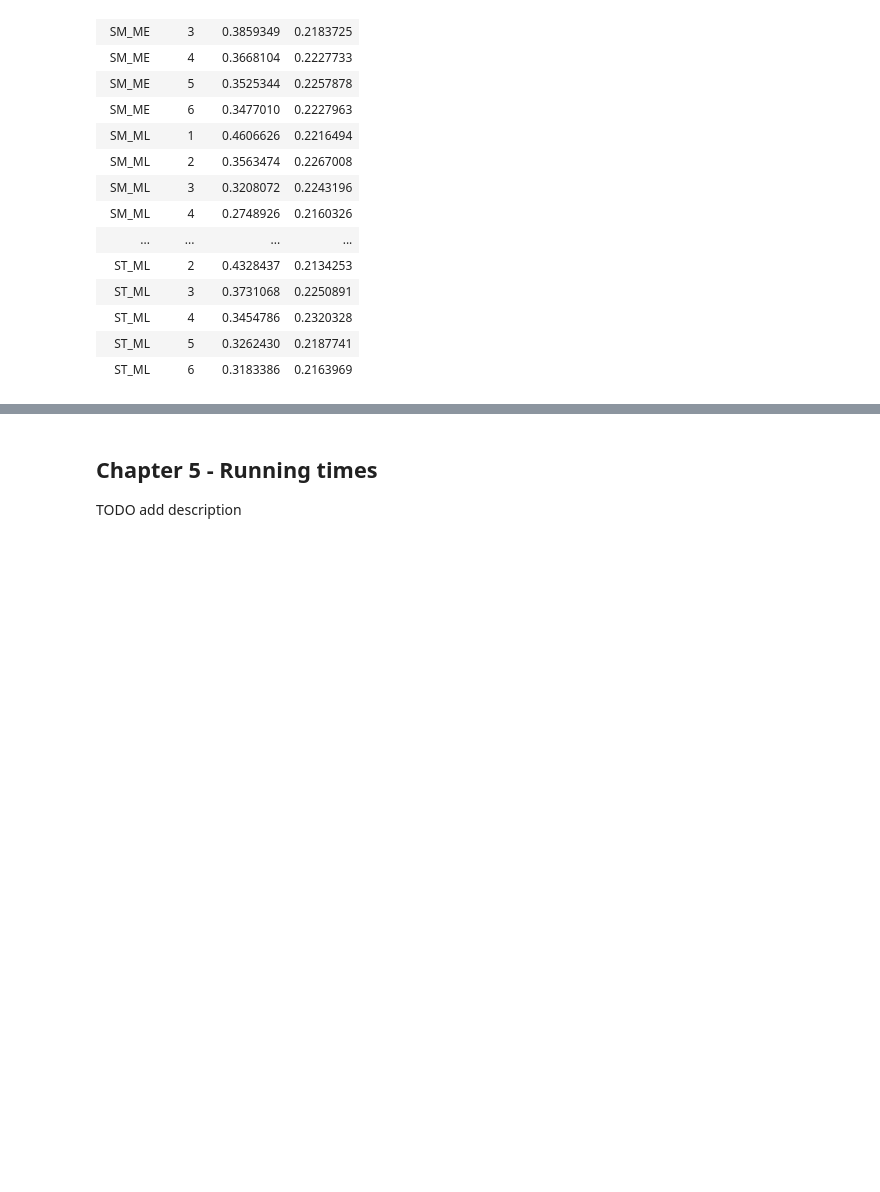
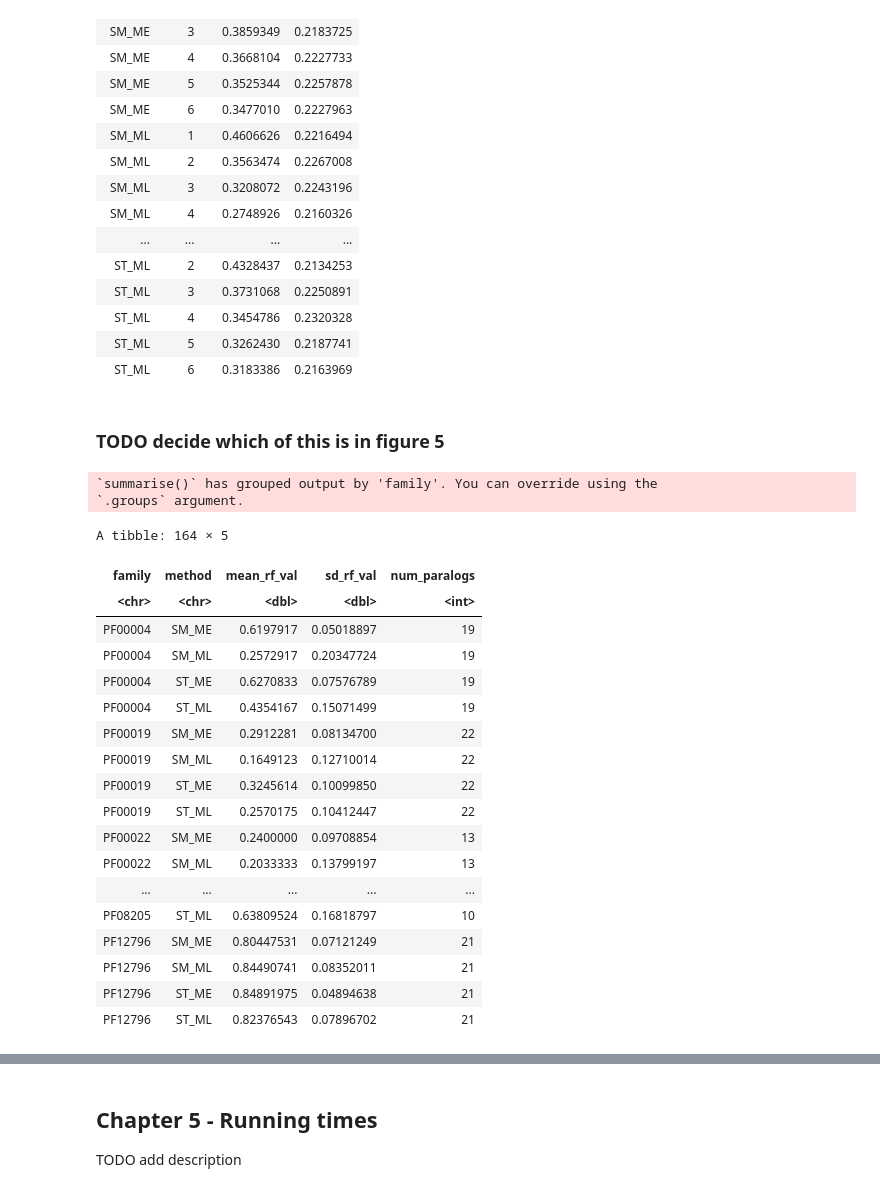
Before and after one commit to alessiovignoli/paralogs-nf, a Jupyter notebook: analysis/empirical_data.ipynb, the cells around one changed output, grey strips where cells are left out. Cells and saved outputs as stored; diff of their text form; code cells hidden in the pictures; blank space fills up the shorter version.

```diff
--- a/analysis/empirical_data.ipynb
+++ b/analysis/empirical_data.ipynb
@@ -107,13 +108,15 @@ df_fam_info = data.frame(
     family_name  = c(),
     avg_len_seq  = c(),
     sd_len_seq   = c(),
+    num_units    = c(),
     num_paralogs = c(),
+    num_col_ML   = c(),
     organisms    = c()
 )
 
 
 # the directory prefix where all analazyd files are. this is created by main.nf pipeline in empirical data mode.
-seq_prefix = "results_without_mouse_10_samples/tcoffee/"
+seq_prefix = "results_without_mouse_10_samples/tcoffee"
 
 # iterate over all family specific output directories
 for (family in pfam_dirs) {
@@ -141,19 +144,27 @@ for (family in pfam_dirs) {
     gene_fam_fasta      = readLines(gene_fam_fasta_path)
     sequences           = gene_fam_fasta[!grepl("^>", gene_fam_fasta)]     # Extract sequences
 
+    #  extract from the fasta aln Bigtree ML number of columns. since from this MSA the subMSA fed to SM and ST are extracted.
+    # This allows for SM ST and BigTree to be compared in comparison to the MSA matrix size.
+    no_ref_bigtree_ML_path = file.path(family, seq_prefix, paste0(basename(family), ".domain_sequences_prior_after_intersection_full.fasta_aln"))
+    no_ref_bigtree_ML_aln  = readAAStringSet(no_ref_bigtree_ML_path)
+
     # calculate numbers of: average/sd len of sequence in fam, number of units (6) and number of paralog per species.
     # All these three value are correlated: num_species * pralog_per_species = sequence_in_fam
     avg_len_seq_in_fam = mean(nchar(sequences))
     sd_len_seq_in_fam  = sd(nchar(sequences))
     num_of_units       = length(orgs$V1) - 1
     num_paralogs       = length(paralogs_file$V1)
+    num_columns_ML     = length(no_ref_bigtree_ML_aln[[1]])
 
     # compile the dataframe with family name and organism present
     df_fam_info = data.frame(
         family_name  = c(df_fam_info$family_name, basename(family)),
         avg_len_seq  = c(df_fam_info$avg_len_seq, avg_len_seq_in_fam),
         sd_len_seq   = c(df_fam_info$sd_len_seq, sd_len_seq_in_fam),
+        num_units    = c(df_fam_info$num_units, num_of_units),
         num_paralogs = c(df_fam_info$num_paralogs, num_paralogs),
+        num_col_ML   = c(df_fam_info$num_col_ML, num_columns_ML),
         organism     = c(df_fam_info$organism, paste(orgs[[1]], collapse = ", "))     # this is just a string holding all species keywords
     )
 
@@ -471,3 +485,62 @@ unit_rf_5b = ggplot(data=df_figure5b, aes(x=unit, y=mean_rf_val, group=method, c
     )
 
 ggsave(filename="figures/RF_empirical_set_lineplot_ST_vs_ML_Bigtree_noref_figure5b.png", plot=unit_rf_5b, dpi = "retina", width = 5, height = 5)
+# %% [markdown]
+### TODO decide which of this is in figure 5
+# %%
+#
+# SM and ST VS Big-Tree ML no ref. group by method and num paralogs per scpecies in gene family.
+#
+
+# the directory prefix where all analazyd files are. this is created by main.nf pipeline in empirical data mode.
+seq_prefix = "results_without_mouse_10_samples/tcoffee"
+
+# define how many units there are
+orgs_path      = file.path(pfam_dirs[[1]], seq_prefix, paste0(basename(pfam_dirs[[1]]), ".orthologs_org_ids_to_concatenate"))
+orgs           = read.table(orgs_path)
+num_of_species = length(orgs$V1)
+num_of_units   = length(orgs$V1) - 1
+
+# read the tables compiled in chapter 4. So this cell does not depend on that one to run, it just needs the table file.
+df_rf   = read.table("tables/RF_empirical_set_between_Bigtree_ML_no_ref_supermatrix_and_supertree.tsv", header=T)
+df_info = read.table("tables/RF_empirical_set_fam_info.tsv", sep="\t", header=T)
+
+# Group data by method, family. then calculate mean and standard deviation for all families.
+family_table = df_rf %>%
+  group_by(family, method) %>%
+  summarise(
+    mean_rf_val = mean(rf_val, na.rm = TRUE),
+    sd_rf_val = sd(rf_val, na.rm = TRUE)
+  ) %>%
+  ungroup()
+
+# Repeat each value in  df_info$num_paralogs 4 times and add it to the family df. 4 = SM/ST + ML/ME
+# this can be done like this becouse both df are ordered lexographically for the PFAM family ID column.
+repeated_values           = rep(df_info$num_paralogs, each = 4)
+family_table$num_paralogs = repeated_values
+
+# print the unit rf table and save it
+family_table
+write.table(family_table, file = "tables/RF_empirical_set_per_family_SM_ST_ME_ML_vs_BigTreeML_no_ref.tsv", quote = FALSE, row.names = FALSE)
+# %% [output]
+`summarise()` has grouped output by 'family'. You can override using the
+`.groups` argument.
+A tibble: 164 × 5
+| family | method | mean_rf_val | sd_rf_val | num_paralogs |
+| <chr> | <chr> | <dbl> | <dbl> | <int> |
+| PF00004 | SM_ME | 0.6197917 | 0.05018897 | 19 |
+| PF00004 | SM_ML | 0.2572917 | 0.20347724 | 19 |
+| PF00004 | ST_ME | 0.6270833 | 0.07576789 | 19 |
+| PF00004 | ST_ML | 0.4354167 | 0.15071499 | 19 |
+| PF00019 | SM_ME | 0.2912281 | 0.08134700 | 22 |
+| PF00019 | SM_ML | 0.1649123 | 0.12710014 | 22 |
+| PF00019 | ST_ME | 0.3245614 | 0.10099850 | 22 |
+| PF00019 | ST_ML | 0.2570175 | 0.10412447 | 22 |
+| PF00022 | SM_ME | 0.2400000 | 0.09708854 | 13 |
+| PF00022 | SM_ML | 0.2033333 | 0.13799197 | 13 |
+| ... | ... | ... | ... | ... |
+| PF08205 | ST_ML | 0.63809524 | 0.16818797 | 10 |
+| PF12796 | SM_ME | 0.80447531 | 0.07121249 | 21 |
+| PF12796 | SM_ML | 0.84490741 | 0.08352011 | 21 |
+| PF12796 | ST_ME | 0.84891975 | 0.04894638 | 21 |
+| PF12796 | ST_ML | 0.82376543 | 0.07896702 | 21 |
```
Also changed, not shown: parts of 6 cells of this notebook, 5 other files.
